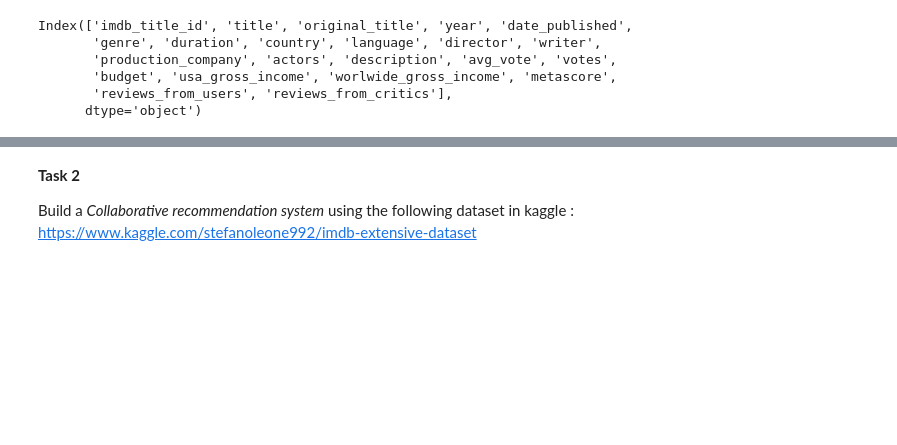
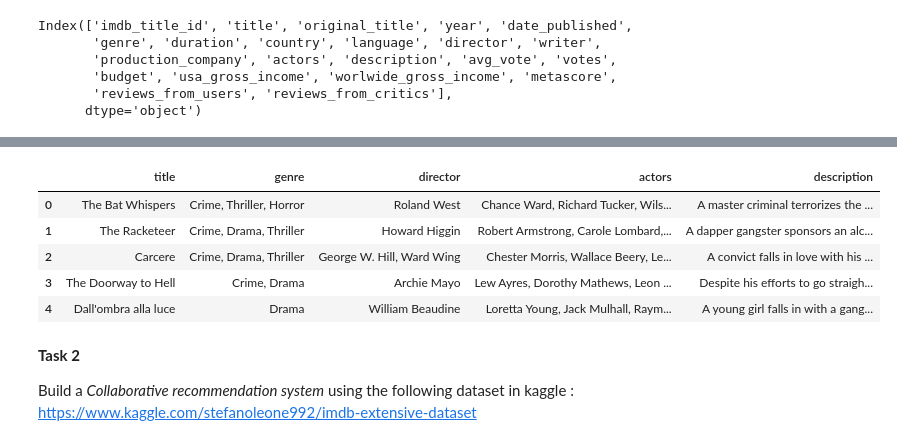
Before and after one commit to ryannemilligan/Movie-Recommendation-System, a Jupyter notebook: Movie_Recommendation_Assignment_8.ipynb, the cells around one changed output, grey strips where cells are left out. Saved outputs shown, nothing was run; the diff lists cells and outputs as text; code cells hidden in the pictures; blank space fills up the shorter version.

Commit message:
content based recommender is complete. (tast 1)

```diff
--- a/Movie_Recommendation_Assignment_8.ipynb
+++ b/Movie_Recommendation_Assignment_8.ipynb
@@ -399,3 +400,5 @@ df.head()
+# %%
+small_df = df.head(1000).copy()
 # %%
 # checking for useful columns
 
@@ -417,0 +426,37 @@ df['content'] = df['genre'] + ' ' + df['director'] + ' ' + df['title'] + ' ' + d
+# %%
+tfidf = TfidfVectorizer(stop_words='english')
+tfidf_matrix = tfidf.fit_transform(small_df['content'])
+# %%
+from sklearn.decomposition import TruncatedSVD
+from sklearn.metrics.pairwise import cosine_similarity
+
+svd = TruncatedSVD(n_components=200, random_state=42)
+tfidf_reduced = svd.fit_transform(tfidf_matrix)
+
+cosine_sim = cosine_similarity(tfidf_reduced, tfidf_reduced)
+# %%
+
+title_to_idx = pd.Series(small_df.index, index=small_df['title']).drop_duplicates()
+
+def recommend_movies(title, top_n=10,
+                     cosine_sim=cosine_sim,
+                     df=small_df,
+                     index_map=title_to_idx):
+
+    if title not in index_map:
+        raise ValueError(f"Title '{title}' not found in the dataset.")
+
+    idx = index_map[title]
+
+
+    sim_scores = list(enumerate(cosine_sim[idx]))
+
+
+    sim_scores = sorted(sim_scores, key=lambda x: x[1], reverse=True)[1 : top_n + 1]
+
+
+    movie_indices = [i for i, _ in sim_scores]
+
+
+    cols = ['title', 'genre', 'director', 'actors', 'description']
+    return df.loc[movie_indices, cols].reset_index(drop=True)
@@ -418,3 +485,13 @@ df['content'] = df['genre'] + ' ' + df['director'] + ' ' + df['title'] + ' ' + d
+# %%
+recommendations = recommend_movies('Alibi', top_n=5)
+recommendations
+# %% [output]
+|  | title | genre | director | actors | description |
+| 0 | The Bat Whispers | Crime, Thriller, Horror | Roland West | Chance Ward, Richard Tucker, Wils... | A master criminal terrorizes the ... |
+| 1 | The Racketeer | Crime, Drama, Thriller | Howard Higgin | Robert Armstrong, Carole Lombard,... | A dapper gangster sponsors an alc... |
+| 2 | Carcere | Crime, Drama, Thriller | George W. Hill, Ward Wing | Chester Morris, Wallace Beery, Le... | A convict falls in love with his ... |
+| 3 | The Doorway to Hell | Crime, Drama | Archie Mayo | Lew Ayres, Dorothy Mathews, Leon ... | Despite his efforts to go straigh... |
+| 4 | Dall'ombra alla luce | Drama | William Beaudine | Loretta Young, Jack Mulhall, Raym... | A young girl falls in with a gang... |
 # %% [markdown]
 **Task 2**
 
```
Also changed, not shown: parts of 7 cells of this notebook.
